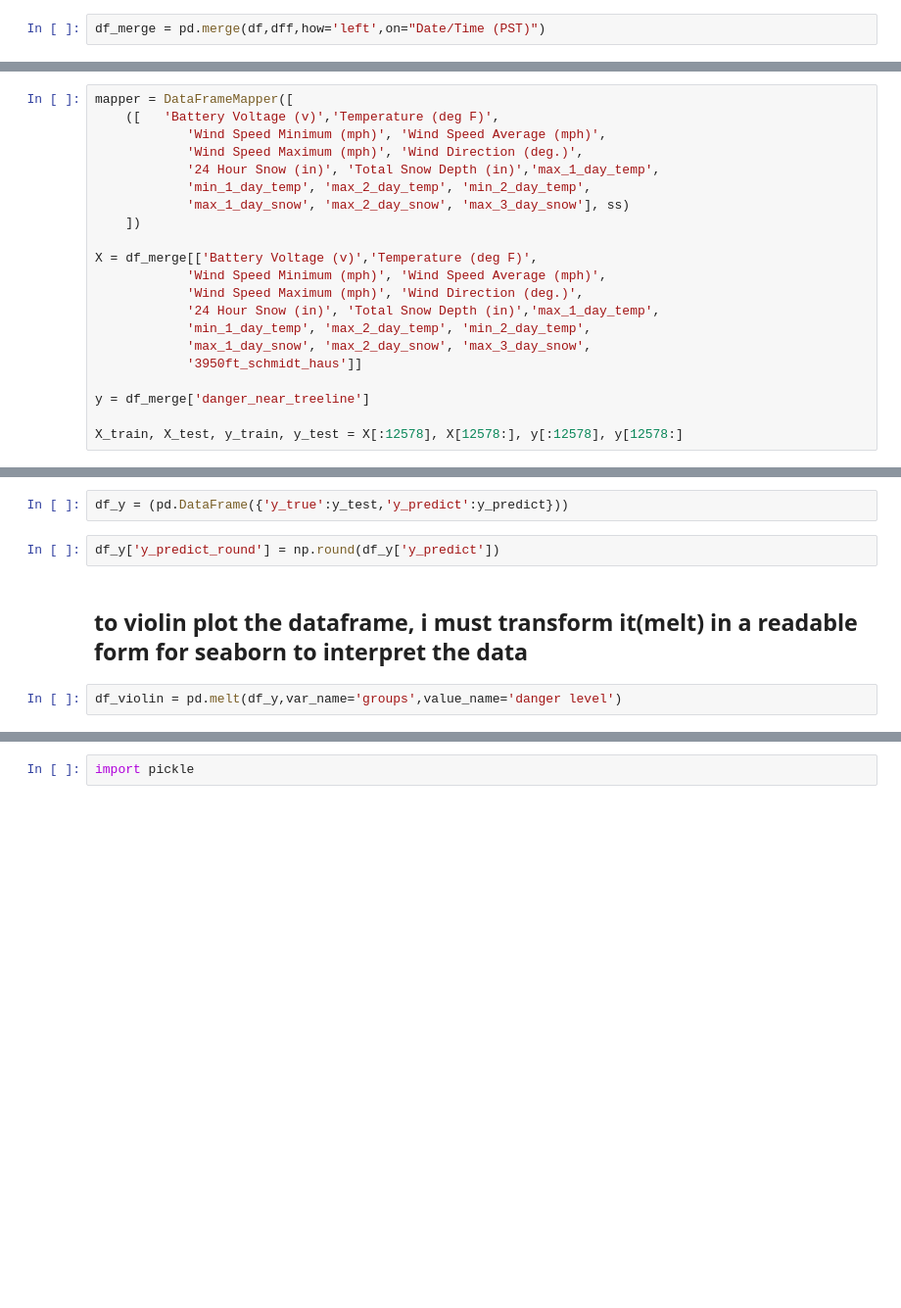
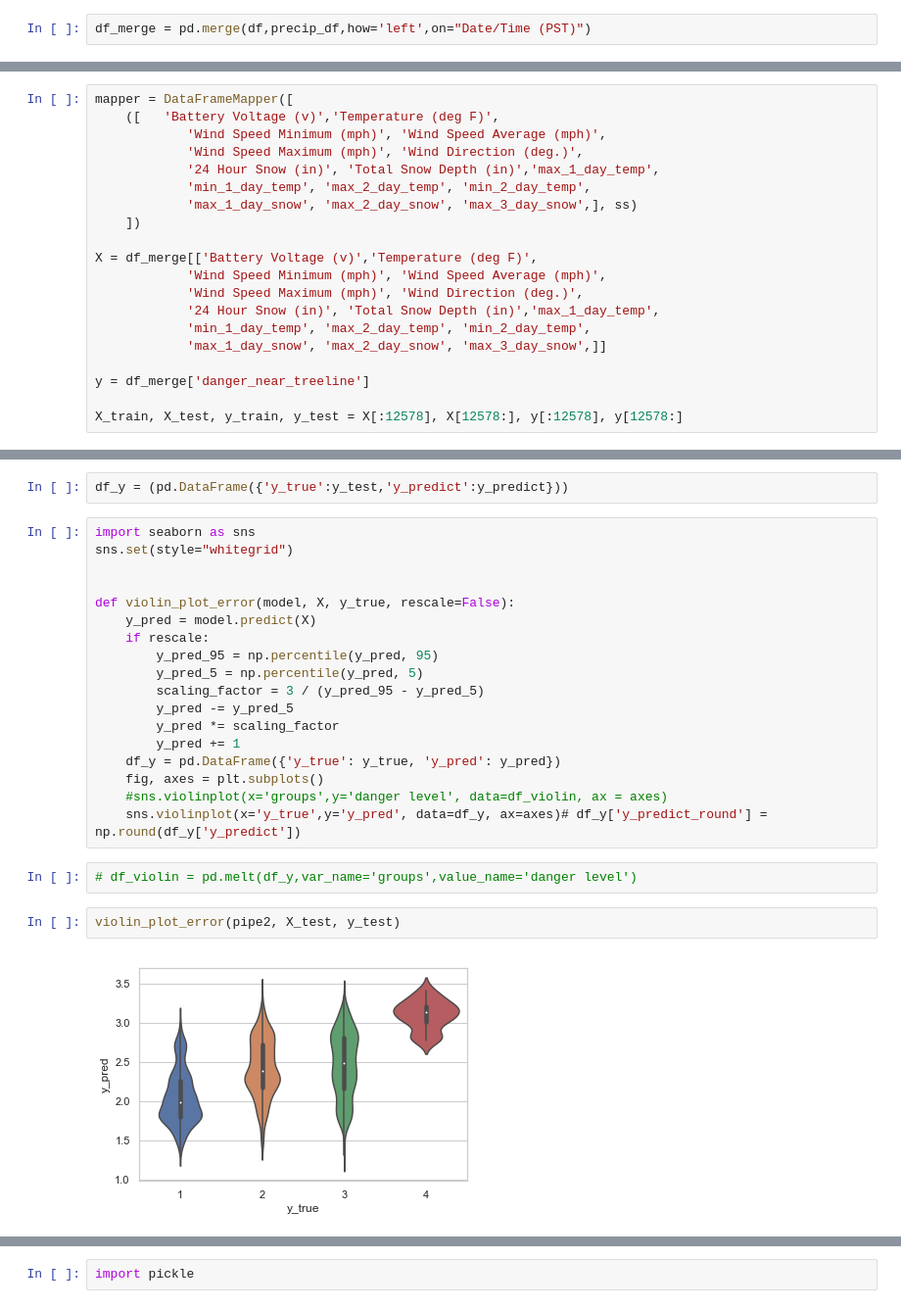
Before and after one commit to kevintheduu/avalanche-predictor, a Jupyter notebook: nb_archive/model_6.ipynb, the cells around one changed output, grey strips where cells are left out. Shown at 98% size. Cells and saved outputs as stored; diff of their text form; blank space fills up the shorter version.

Commit message:
found work, updated model before web dev

```diff
--- a/nb_archive/model_6.ipynb
+++ b/nb_archive/model_6.ipynb
@@ -175,5 +336,5 @@ dff['Date/Time (PST)'] = pd.to_datetime(dff['Date/Time (PST)'])
 # %%
-df_merge = pd.merge(df,dff,how='left',on="Date/Time (PST)")
+df_merge = pd.merge(df,precip_df,how='left',on="Date/Time (PST)")
 # %%
 df_merge.describe()
 # %% [output]
@@ -194,7 +368,7 @@ mapper = DataFrameMapper([
             'Wind Speed Maximum (mph)', 'Wind Direction (deg.)',
             '24 Hour Snow (in)', 'Total Snow Depth (in)','max_1_day_temp',
             'min_1_day_temp', 'max_2_day_temp', 'min_2_day_temp',
-            'max_1_day_snow', 'max_2_day_snow', 'max_3_day_snow'], ss)
+            'max_1_day_snow', 'max_2_day_snow', 'max_3_day_snow',], ss)
     ])
 
 X = df_merge[['Battery Voltage (v)','Temperature (deg F)',
@@ -202,8 +376,7 @@ X = df_merge[['Battery Voltage (v)','Temperature (deg F)',
             'Wind Speed Maximum (mph)', 'Wind Direction (deg.)',
             '24 Hour Snow (in)', 'Total Snow Depth (in)','max_1_day_temp',
             'min_1_day_temp', 'max_2_day_temp', 'min_2_day_temp',
-            'max_1_day_snow', 'max_2_day_snow', 'max_3_day_snow',
-            '3950ft_schmidt_haus']]
+            'max_1_day_snow', 'max_2_day_snow', 'max_3_day_snow',]]
 
 y = df_merge['danger_near_treeline']
 
@@ -312,9 +477,27 @@ type(y_test),len(y_test)
 (pandas.core.series.Series, 3145)
 # %%
 df_y = (pd.DataFrame({'y_true':y_test,'y_predict':y_predict}))
-# %%
-df_y['y_predict_round'] = np.round(df_y['y_predict'])
-# %% [markdown]
-## to violin plot the dataframe, i must transform it(melt) in a readable form for seaborn to interpret the data
+# %%
+import seaborn as sns
+sns.set(style="whitegrid")
+
+
+def violin_plot_error(model, X, y_true, rescale=False):
+    y_pred = model.predict(X)
+    if rescale:
+        y_pred_95 = np.percentile(y_pred, 95)
+        y_pred_5 = np.percentile(y_pred, 5)
+        scaling_factor = 3 / (y_pred_95 - y_pred_5)
+        y_pred -= y_pred_5
+        y_pred *= scaling_factor
+        y_pred += 1
+    df_y = pd.DataFrame({'y_true': y_true, 'y_pred': y_pred})
+    fig, axes = plt.subplots()
+    #sns.violinplot(x='groups',y='danger level', data=df_violin, ax = axes)
+    sns.violinplot(x='y_true',y='y_pred', data=df_y, ax=axes)# df_y['y_predict_round'] = np.round(df_y['y_predict'])
 # %%
-df_violin = pd.melt(df_y,var_name='groups',value_name='danger level')
+# df_violin = pd.melt(df_y,var_name='groups',value_name='danger level')
+# %%
+violin_plot_error(pipe2, X_test, y_test)
+# %% [output]
+[figure, added]
```
Also changed, not shown: parts of 45 cells of this notebook, 32 other files.
